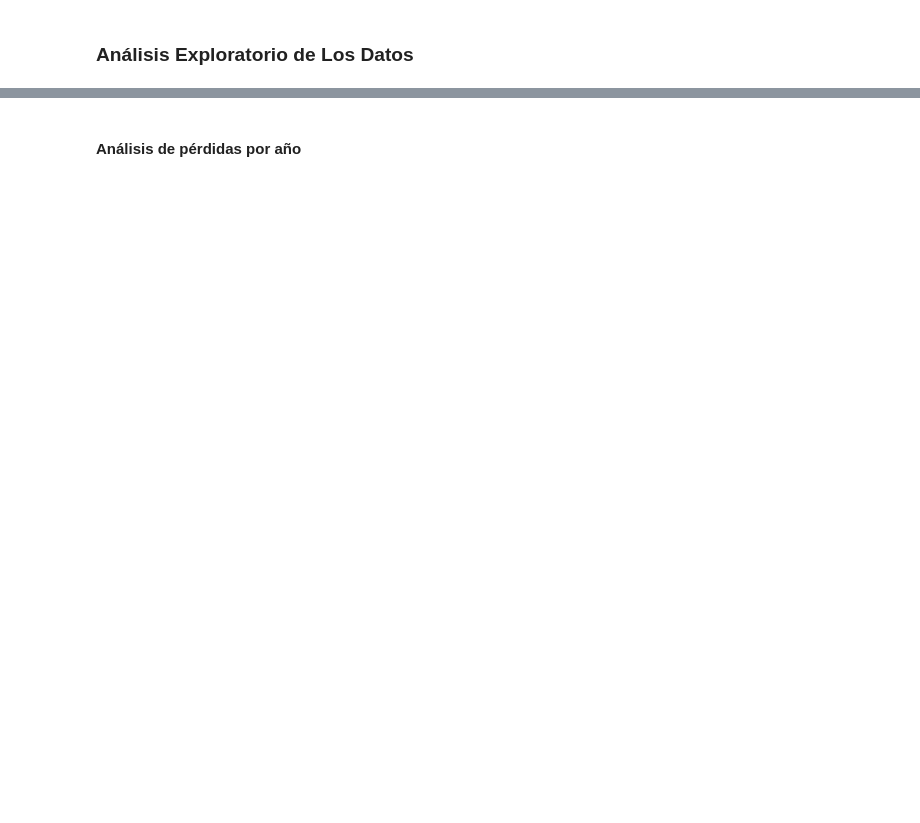
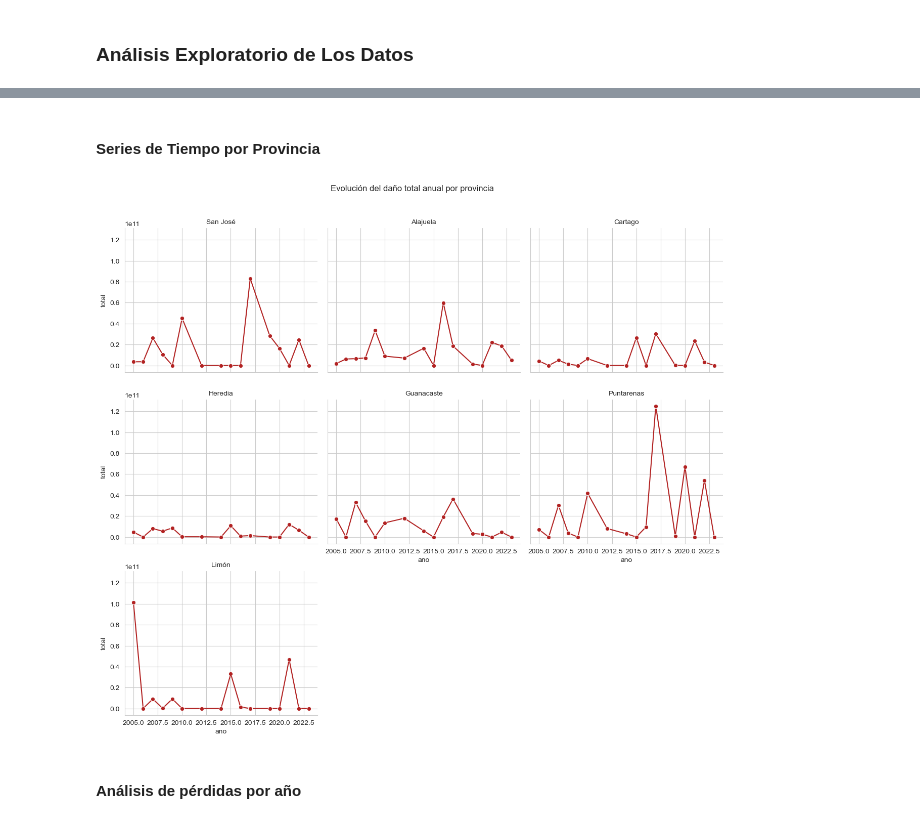
Before and after one commit to CA0307-II-2025/grupo-2, a Jupyter notebook: notebooks/0_analisis_exploratorio.ipynb, the cells around one changed output, grey strips where cells are left out. Cells and saved outputs as stored; diff of their text form; code cells hidden in the pictures; blank space fills up the shorter version.

```diff
--- a/notebooks/0_analisis_exploratorio.ipynb
+++ b/notebooks/0_analisis_exploratorio.ipynb
@@ -47,3 +265,26 @@ Name: total, dtype: float64
+# %% [markdown]
+#### Series de Tiempo por Provincia
+# %%
+serie_provincia = (
+    df.groupby(["ano", "provincia"])
+      .agg(total=("total", "sum"), n_eventos=("total", "count"))
+      .reset_index()
+)
+
+g = sns.relplot(
+    data=serie_provincia,
+    x="ano", y="total",
+    col="provincia",
+    kind="line", col_wrap=3,
+    height=3.5, aspect=1.2,
+    marker="o", color="firebrick"
+)
+
+g.set_titles("{col_name}")
+g.fig.suptitle("Evolución del daño total anual por provincia", y=1.05)
+plt.show()
+# %% [output]
+[figure, added]
 # %% [markdown]
 #### Análisis de pérdidas por año
 # %%
```
Also changed, not shown: parts of 22 cells of this notebook, 48 other files.
